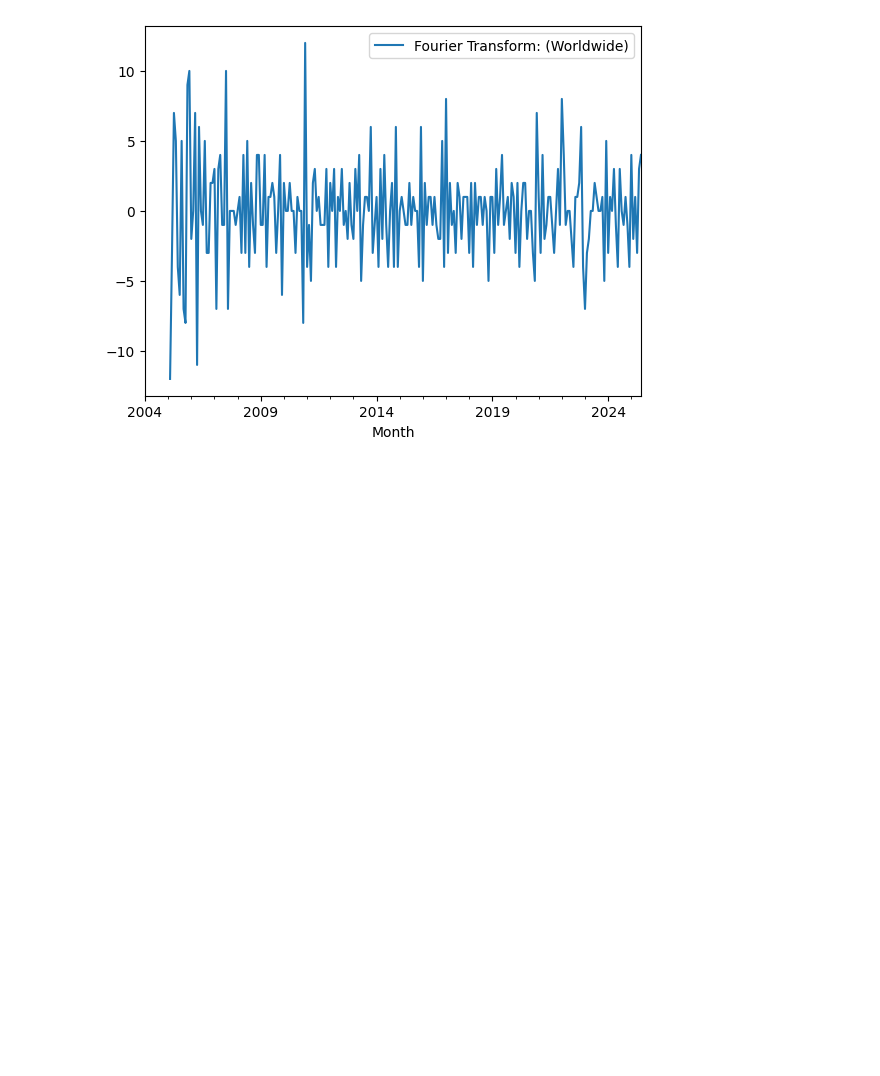
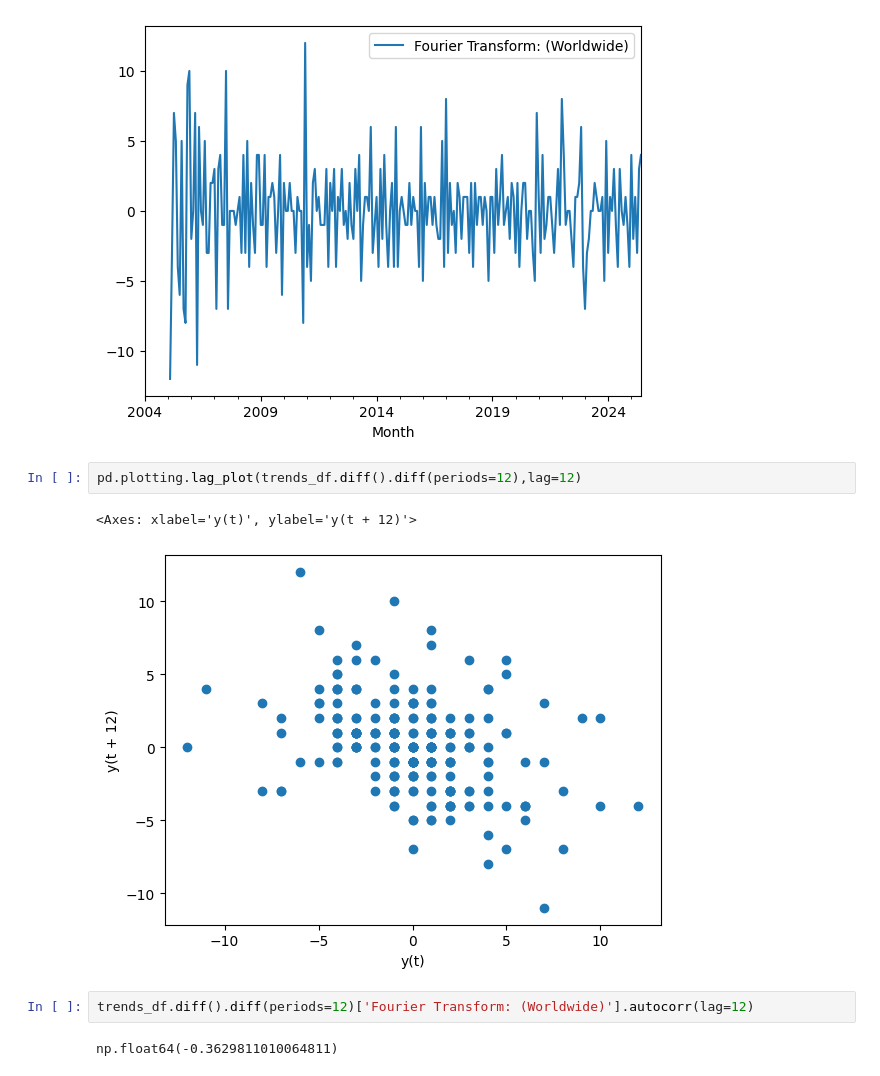
Before and after one commit to stelios-c/sig_proc, a Jupyter notebook: pydata_london2025/timeseries.ipynb, the cells around one changed output. Cells and saved outputs as stored; diff of their text form; blank space fills up the shorter version.

Commit message:
lag and autocorrelation after diff(12)

```diff
--- a/pydata_london2025/timeseries.ipynb
+++ b/pydata_london2025/timeseries.ipynb
@@ -181,3 +181,12 @@ trends_df.diff().diff(periods=12).plot()
 # %% [output]
 <Axes: xlabel='Month'>
 [figure]
+# %%
+pd.plotting.lag_plot(trends_df.diff().diff(periods=12),lag=12)
+# %% [output]
+<Axes: xlabel='y(t)', ylabel='y(t + 12)'>
+[figure, added]
+# %%
+trends_df.diff().diff(periods=12)['Fourier Transform: (Worldwide)'].autocorr(lag=12)
+# %% [output]
+np.float64(-0.3629811010064811)
```
